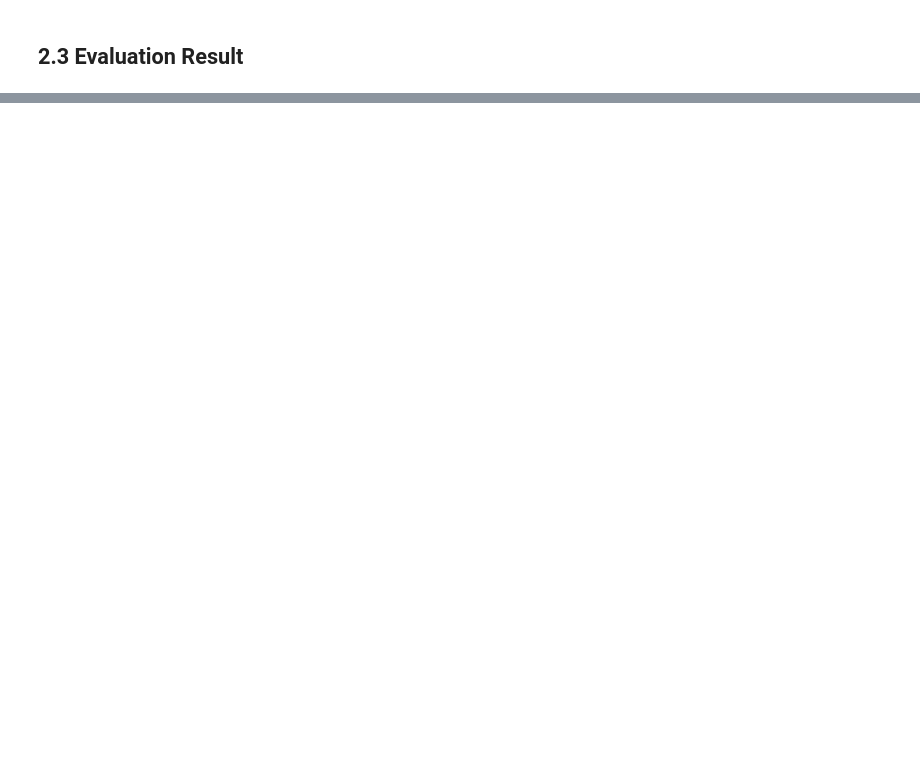
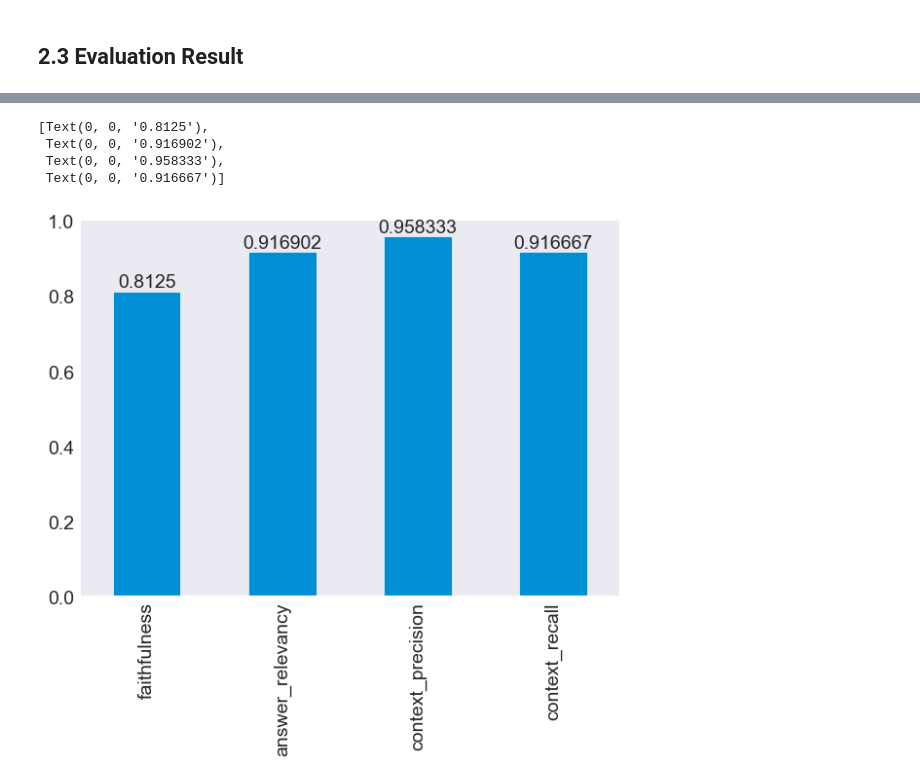
Before and after one commit to eryzerz/pekerja-gpt, a Jupyter notebook: eval.ipynb, the cells around one changed output, grey strips where cells are left out. Saved outputs shown, nothing was run; the diff lists cells and outputs as text; code cells hidden in the pictures; blank space fills up the shorter version.

```diff
--- a/eval.ipynb
+++ b/eval.ipynb
@@ -335,0 +374,12 @@ print(base_evaluation_result)
+# %%
+plotBase = pd.DataFrame({
+  "scores": list(base_evaluation_result.values()),
+}, index=['faithfulness', 'answer_relevancy', 'context_precision', 'context_recall'])
+pb = plotBase['scores'].plot(kind='bar')
+pb.bar_label(pb.containers[0])
+# %% [output]
+[Text(0, 0, '0.8125'),
+ Text(0, 0, '0.916902'),
+ Text(0, 0, '0.958333'),
+ Text(0, 0, '0.916667')]
+[figure, added]
```
Also changed, not shown: parts of 11 cells of this notebook, 2 other files.
